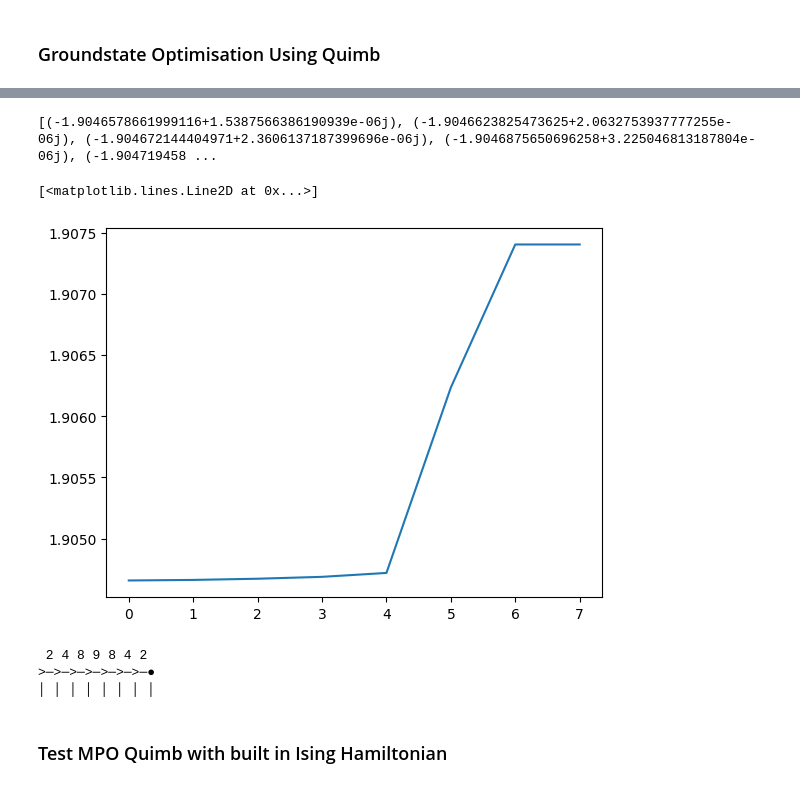
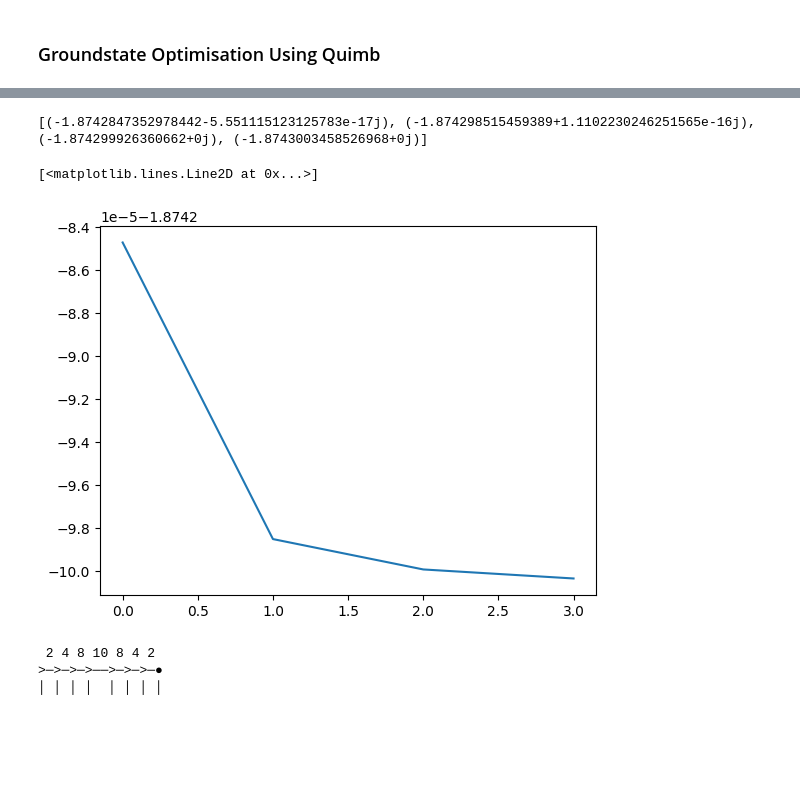
Before and after one commit to vinulw/symmer, a Jupyter notebook: notebooks/TN Ground State.ipynb, the cells around one changed output, grey strips where cells are left out. Saved outputs shown, nothing was run; the diff lists cells and outputs as text; code cells hidden in the pictures; blank space fills up the shorter version.

```diff
--- a/notebooks/TN Ground State.ipynb
+++ b/notebooks/TN Ground State.ipynb
@@ -101,7 +170,7 @@ H_grouped.shape
 # %% [output]
 (1, 2, 2, 2, 2, 2, 2, 2, 2, 2, 2, 2, 2, 2, 2, 2, 2, 1)
 # %%
-As = construct_MPO(H_grouped, Dmax=16, debug=True)
+As = construct_MPO(H_grouped, Dmax=32, debug=True)
 As = [np.squeeze(A) for A in As]
 # %% [output]
 0
@@ -168,19 +239,17 @@ energies = dmrg.energies
 # %%
 print(energies)
 # %% [output]
-[(-1.9046578661999116+1.5387566386190939e-06j), (-1.9046623825473625+2.0632753937777255e-06j), (-1.904672144404971+2.3606137187399696e-06j), (-1.9046875650696258+3.225046813187804e-06j), (-1.904719458 ...
+[(-1.8742847352978442-5.551115123125783e-17j), (-1.874298515459389+1.1102230246251565e-16j), (-1.874299926360662+0j), (-1.8743003458526968+0j)]
 # %%
 import matplotlib.pyplot as plt
 # %%
-plt.plot(np.abs(energies))
+plt.plot(np.real(energies))
 # %% [output]
 [<matplotlib.lines.Line2D at 0x...>]
-[figure, old version]
+[figure, new version]
 # %%
 dmrg.state.show()
 # %% [output]
- 2 4 8 9 8 4 2
->─>─>─>─>─>─>─●
-│ │ │ │ │ │ │ │
+ 2 4 8 10 8 4 2
+>─>─>─>──>─>─>─●
+│ │ │ │  │ │ │ │
-# %% [markdown]
-### Test MPO Quimb with built in Ising Hamiltonian
```
Also changed, not shown: parts of 80 cells of this notebook, 8 other files.
